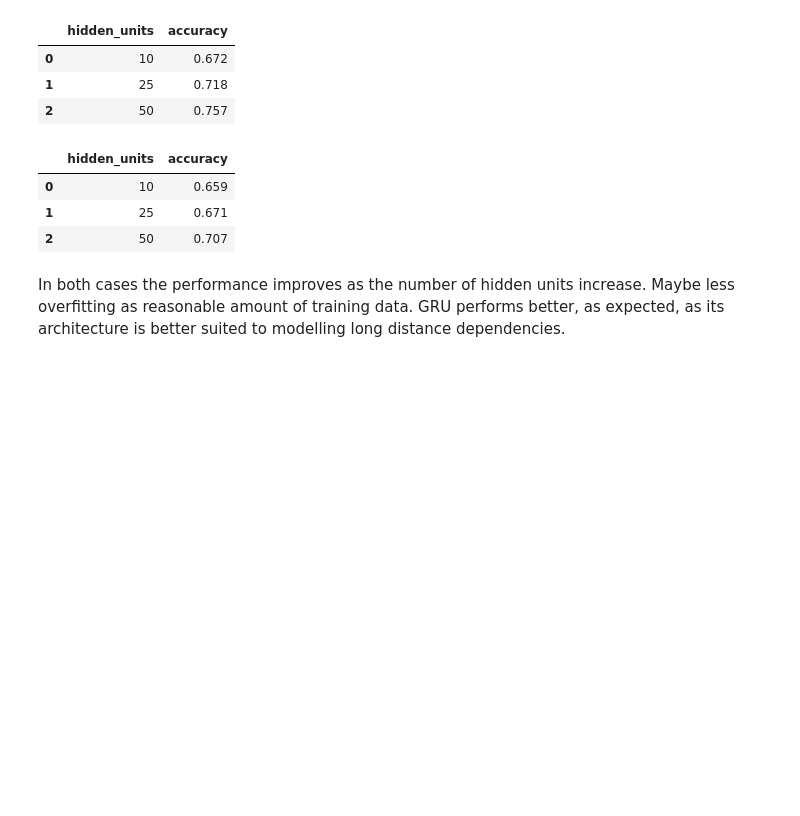
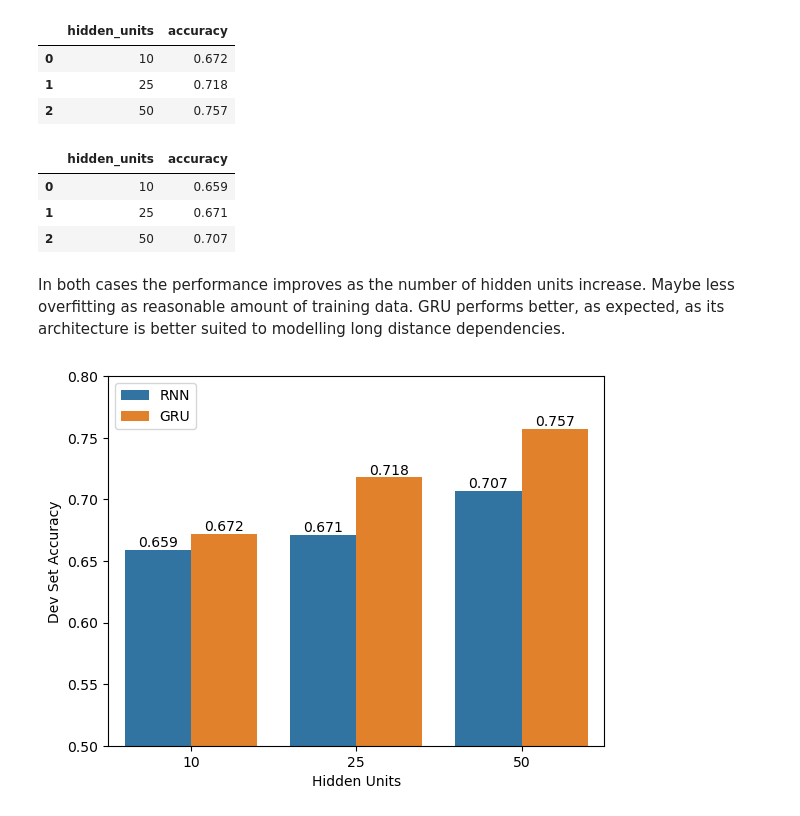
Before and after one commit to oksanatkach/nlu-rnn, a Jupyter notebook: notebooks/q3-results.ipynb, the cells around one changed output. Saved outputs shown, nothing was run; the diff lists cells and outputs as text; code cells hidden in the pictures; blank space fills up the shorter version.

```diff
--- a/notebooks/q3-results.ipynb
+++ b/notebooks/q3-results.ipynb
@@ -19,3 +21,25 @@ rnn
 | 2 | 50 | 0.707 |
 # %% [markdown]
 In both cases the performance improves as the number of hidden units increase. Maybe less overfitting as reasonable amount of training data. GRU performs better, as expected, as its architecture is better suited to modelling long distance dependencies.
+# %%
+data = {
+    'Hidden Units': rnn.hidden_units,
+    'RNN': rnn.accuracy,
+    'GRU': gru.accuracy
+}
+df = pd.DataFrame(data)
+
+# Convert the data to long format
+df_long = df.melt(id_vars="Hidden Units", var_name="Model", value_name="Dev Set Accuracy")
+
+
+sns.barplot(x='Hidden Units', y='Dev Set Accuracy', hue='Model', data=df_long)
+ax = plt.gca()
+ax.set_ylim([0.5, 0.8])
+# plt.title("Model Performance with Number of Hidden Units")
+for container in ax.containers:
+    ax.bar_label(container)
+ax.legend(title='')
+plt.show()
+# %% [output]
+[figure, added]
```
Also changed, not shown: parts of 1 cell of this notebook, 1 other file.
